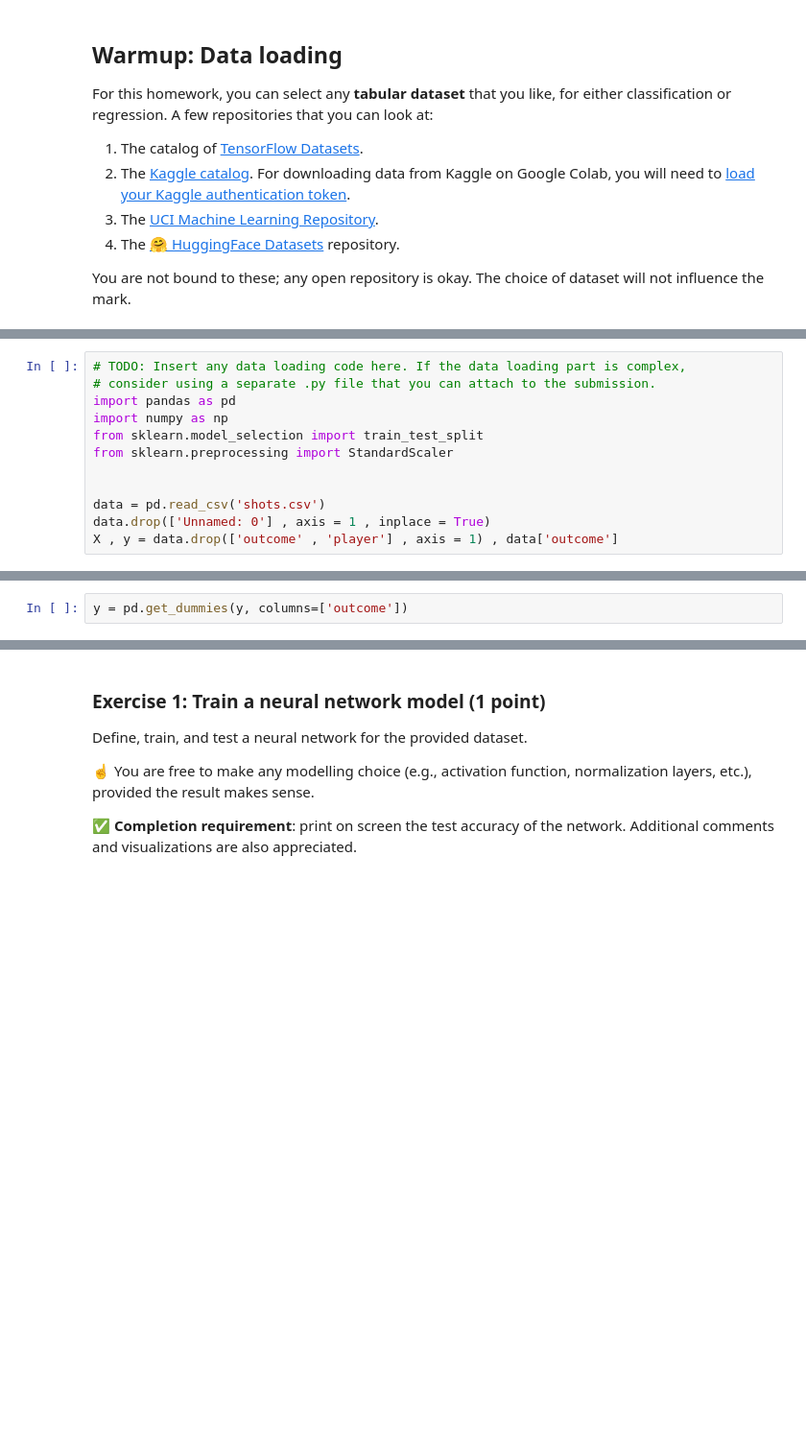
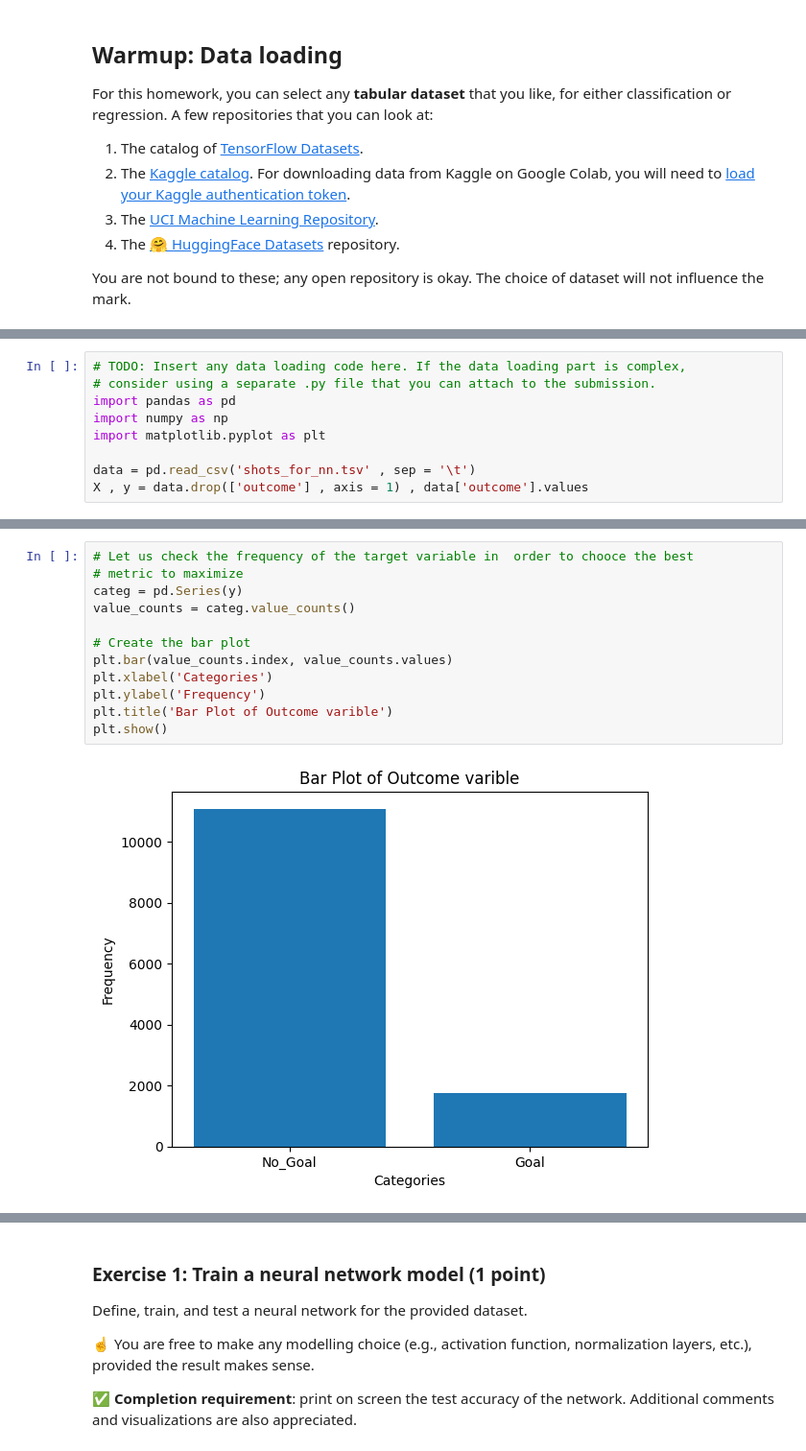
Before and after one commit to PaoloBarba/NN_Homework_1, a Jupyter notebook: NNDS_2023_Homework.ipynb, the cells around one changed output, grey strips where cells are left out. Shown at 96% size. Drawn from its saved outputs; the diff is of its cells as text; blank space fills up the shorter version.

```diff
--- a/NNDS_2023_Homework.ipynb
+++ b/NNDS_2023_Homework.ipynb
@@ -58,10 +64,7 @@ You are not bound to these; any open repository is okay. The choice of dataset w
 # consider using a separate .py file that you can attach to the submission.
 import pandas as pd
 import numpy as np
-from sklearn.model_selection import train_test_split
-from sklearn.preprocessing import StandardScaler
+import matplotlib.pyplot as plt
 
-
-data = pd.read_csv('shots.csv')
-data.drop(['Unnamed: 0'] , axis = 1 , inplace = True)
-X , y = data.drop(['outcome' , 'player'] , axis = 1) , data['outcome']
+data = pd.read_csv('shots_for_nn.tsv' , sep = '\t')
+X , y = data.drop(['outcome'] , axis = 1) , data['outcome'].values
@@ -80,2 +70,0 @@ X_combined = np.hstack((X_categorical, X_numerical))
-# %%
-y = pd.get_dummies(y, columns=['outcome'])
@@ -81,0 +87,14 @@ y = pd.get_dummies(y, columns=['outcome'])
+# %%
+# Let us check the frequency of the target variable in  order to chooce the best
+# metric to maximize
+categ = pd.Series(y)
+value_counts = categ.value_counts()
+
+# Create the bar plot
+plt.bar(value_counts.index, value_counts.values)
+plt.xlabel('Categories')
+plt.ylabel('Frequency')
+plt.title('Bar Plot of Outcome varible')
+plt.show()
+# %% [output]
+[figure, added]
```
Also changed, not shown: parts of 15 cells of this notebook.
